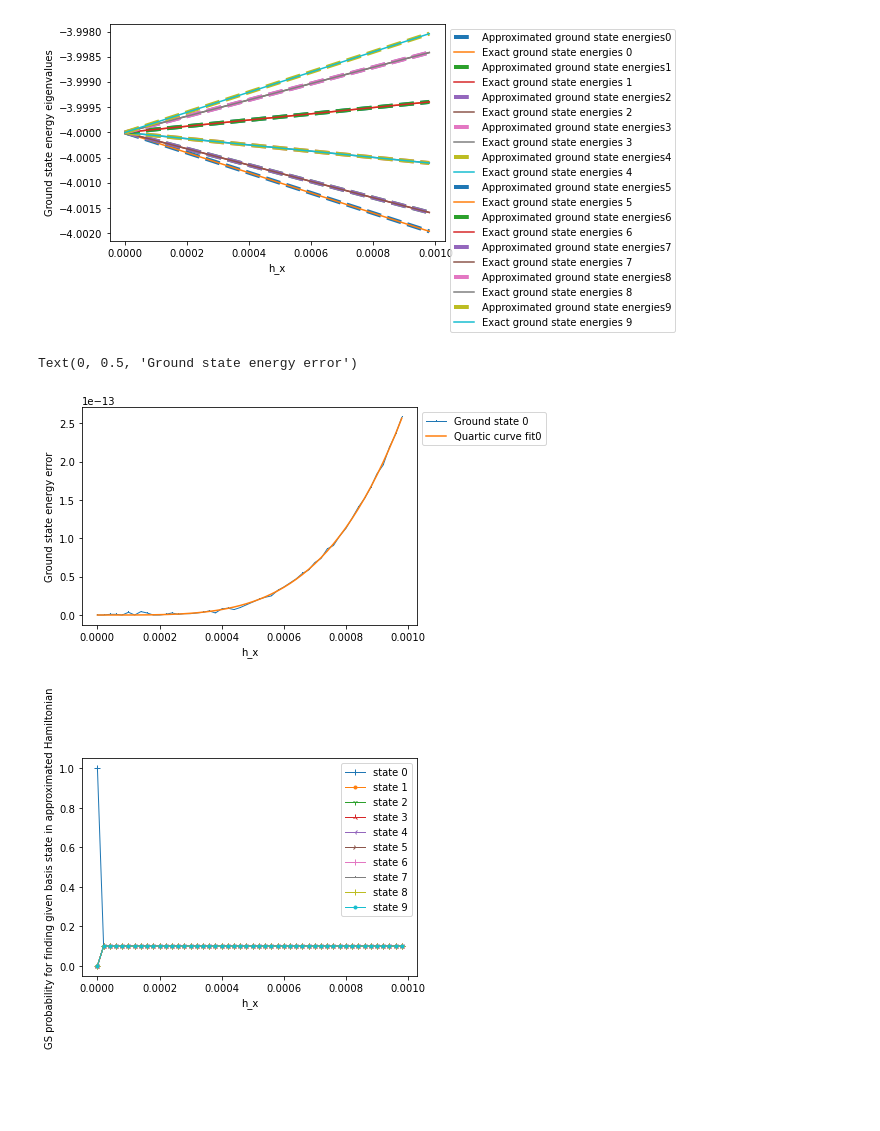
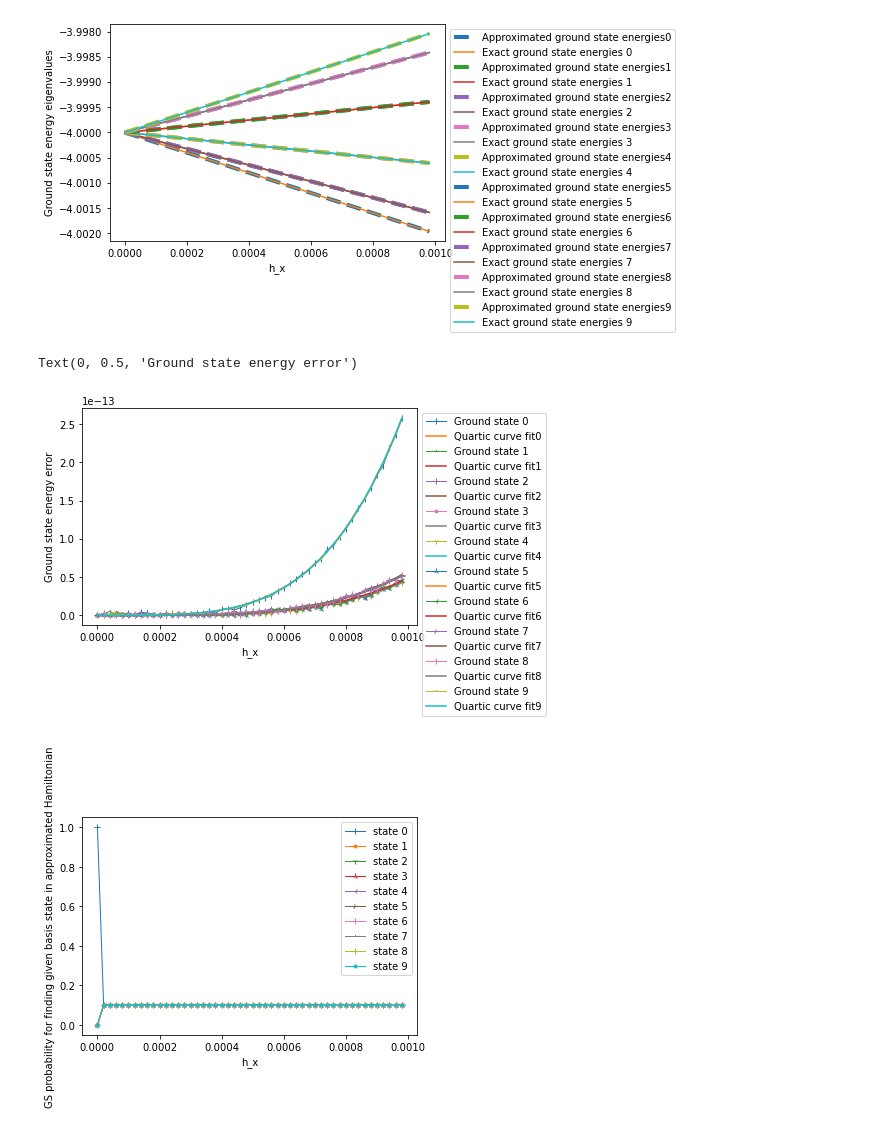
Before and after one commit to youtao1999/tfim_perturbation, a Jupyter notebook: tfim_3rd_generalized_matrix_analysis.ipynb, the cells around one changed output. Cells and saved outputs as stored; diff of their text form; code cells hidden in the pictures; blank space fills up the shorter version.

```diff
--- a/tfim_3rd_generalized_matrix_analysis.ipynb
+++ b/tfim_3rd_generalized_matrix_analysis.ipynb
@@ -173,26 +173,26 @@ Text(0.5, 0, 'h_x')
 # %%
 # Calculate and plot energy errors
 
 corrected_exc_eigenvalues = np.zeros((len(GS_indices), len(h_x_range)))
 
 for i in range(len(GS_indices)):
     for j in range(len(h_x_range)):
         corrected_exc_eigenvalues[i, j] = exc_eigenvalues[i, j]
 
 error_array = np.absolute(corrected_exc_eigenvalues - app_eigenvalues)
 
 # Curve fit
 
-for i in range(1):
+for i in range(len(GS_indices)):
     popt, pcov = optimize.curve_fit(tfim_perturbation.poly_4, h_x_range, error_array[i])
     GS_energy_error_plot = plt.plot(h_x_range, error_array[i], marker = next(marker), linewidth = 1, label = 'Ground state ' + str(i))
     plt.plot(h_x_range, tfim_perturbation.poly_4(h_x_range, *popt), label = 'Quartic curve fit' + str(i))
     plt.legend(loc = 'best', bbox_to_anchor=(1, 1), ncol = 1)
 plt.xlabel('h_x')
 plt.ylabel('Ground state energy error')
 # %% [output]
 Text(0, 0.5, 'Ground state energy error')
-[figure, old version]
+[figure, new version]
 # %%
 # Calculate probabilities for approximated eigenstates
 
```
Also changed, not shown: 3 other files.
